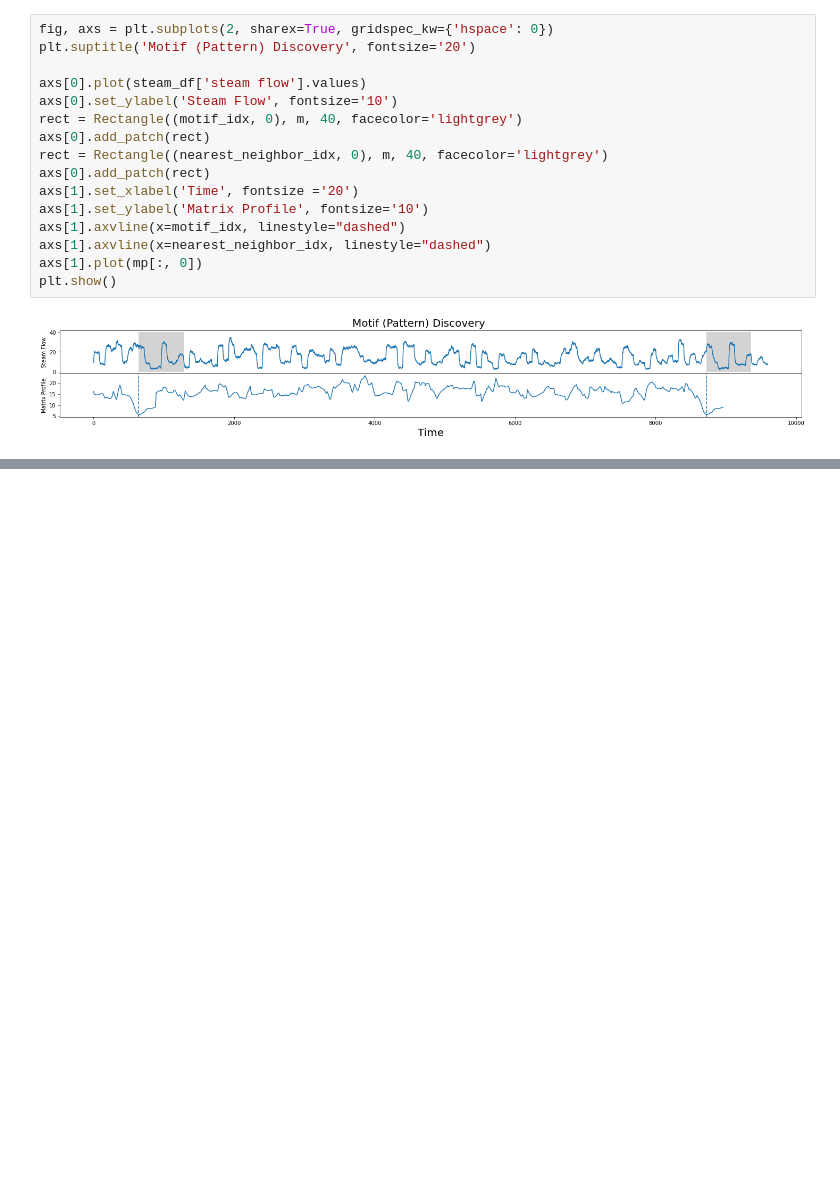
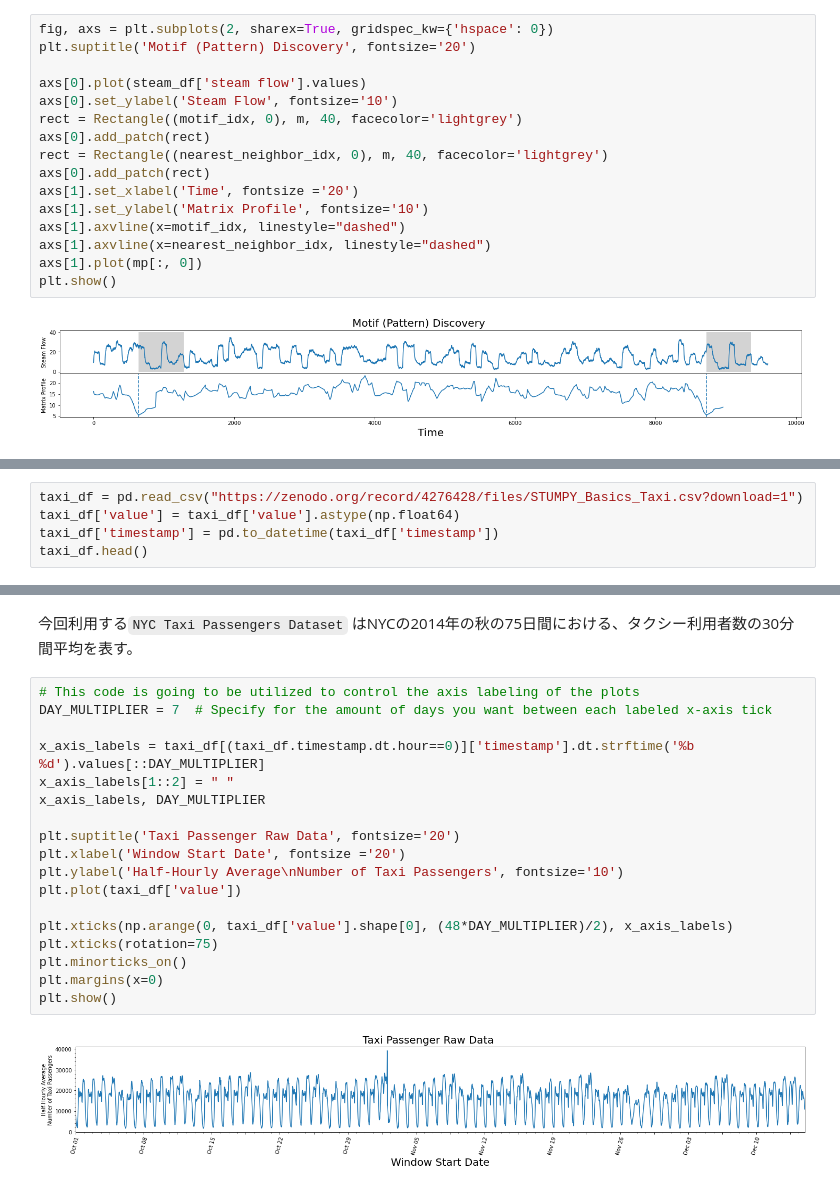
Before and after one commit to okataka123/MatrixProfile, a Jupyter notebook: Tutorials/Stumpy_tutorials_STUMPY_Basics.ipynb, the cells around one changed output, grey strips where cells are left out. Cells and saved outputs as stored; diff of their text form; blank space fills up the shorter version.

```diff
--- a/Tutorials/Stumpy_tutorials_STUMPY_Basics.ipynb
+++ b/Tutorials/Stumpy_tutorials_STUMPY_Basics.ipynb
@@ -149,0 +198,5 @@ plt.show()
+# %%
+taxi_df = pd.read_csv("https://zenodo.org/record/4276428/files/STUMPY_Basics_Taxi.csv?download=1")
+taxi_df['value'] = taxi_df['value'].astype(np.float64)
+taxi_df['timestamp'] = pd.to_datetime(taxi_df['timestamp'])
+taxi_df.head()
@@ -149,0 +210,22 @@ plt.show()
+# %% [markdown]
+今回利用する`NYC Taxi Passengers Dataset` はNYCの2014年の秋の75日間における、タクシー利用者数の30分間平均を表す。
+# %%
+# This code is going to be utilized to control the axis labeling of the plots
+DAY_MULTIPLIER = 7  # Specify for the amount of days you want between each labeled x-axis tick
+
+x_axis_labels = taxi_df[(taxi_df.timestamp.dt.hour==0)]['timestamp'].dt.strftime('%b %d').values[::DAY_MULTIPLIER]
+x_axis_labels[1::2] = " "
+x_axis_labels, DAY_MULTIPLIER
+
+plt.suptitle('Taxi Passenger Raw Data', fontsize='20')
+plt.xlabel('Window Start Date', fontsize ='20')
+plt.ylabel('Half-Hourly Average\nNumber of Taxi Passengers', fontsize='10')
+plt.plot(taxi_df['value'])
+
+plt.xticks(np.arange(0, taxi_df['value'].shape[0], (48*DAY_MULTIPLIER)/2), x_axis_labels)
+plt.xticks(rotation=75)
+plt.minorticks_on()
+plt.margins(x=0)
+plt.show()
+# %% [output]
+[figure, added]
```
Also changed, not shown: parts of 28 cells of this notebook.
